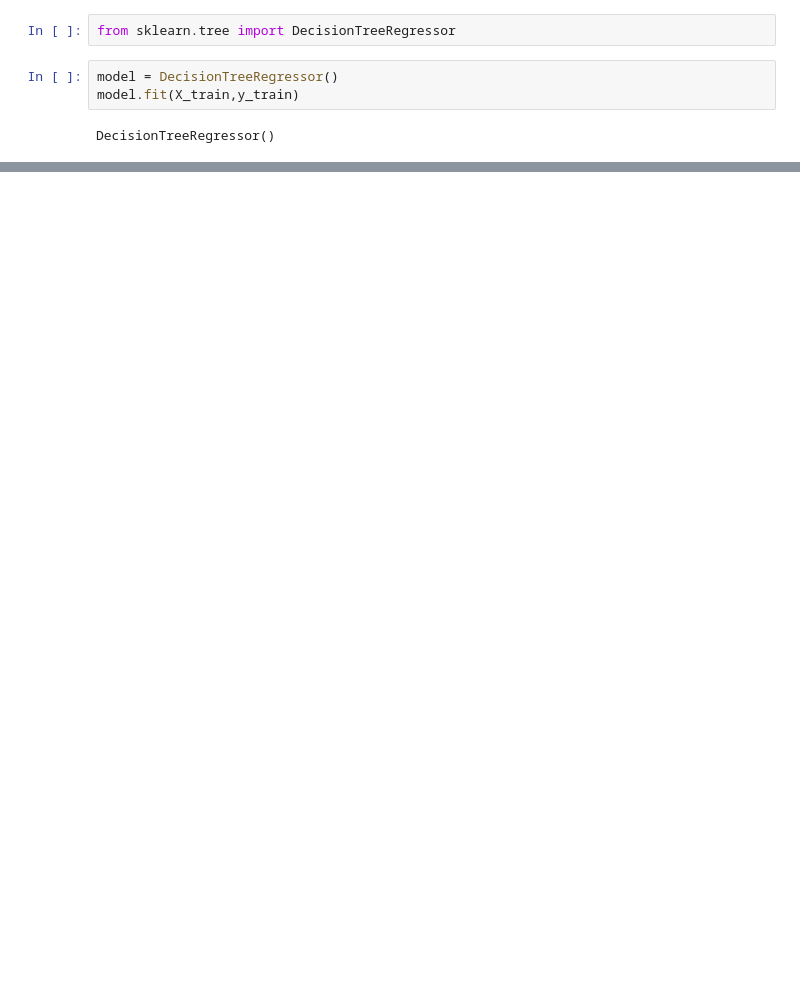
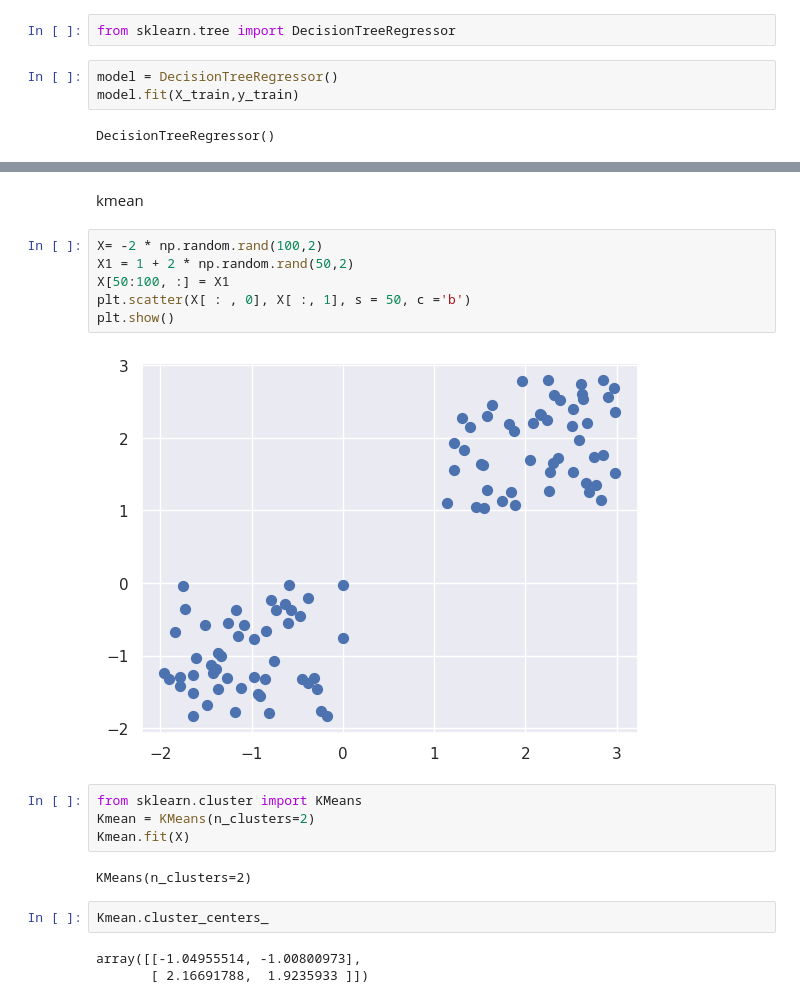
Before and after one commit to faisalalshahrani101/faisal, a Jupyter notebook: project_ml.ipynb, the cells around one changed output, grey strips where cells are left out. Drawn from its saved outputs; the diff is of its cells as text; blank space fills up the shorter version.

```diff
--- a/project_ml.ipynb
+++ b/project_ml.ipynb
@@ -189,0 +196,21 @@ R2 Score: 0.9320964328351227
+# %% [markdown]
+kmean
+# %%
+X= -2 * np.random.rand(100,2)
+X1 = 1 + 2 * np.random.rand(50,2)
+X[50:100, :] = X1
+plt.scatter(X[ : , 0], X[ :, 1], s = 50, c ='b')
+plt.show()
+# %% [output]
+[figure, added]
+# %%
+from sklearn.cluster import KMeans
+Kmean = KMeans(n_clusters=2)
+Kmean.fit(X)
+# %% [output]
+KMeans(n_clusters=2)
+# %%
+Kmean.cluster_centers_
+# %% [output]
+array([[-1.04955514, -1.00800973],
+       [ 2.16691788,  1.9235933 ]])
```
Also changed, not shown: parts of 22 cells of this notebook.
